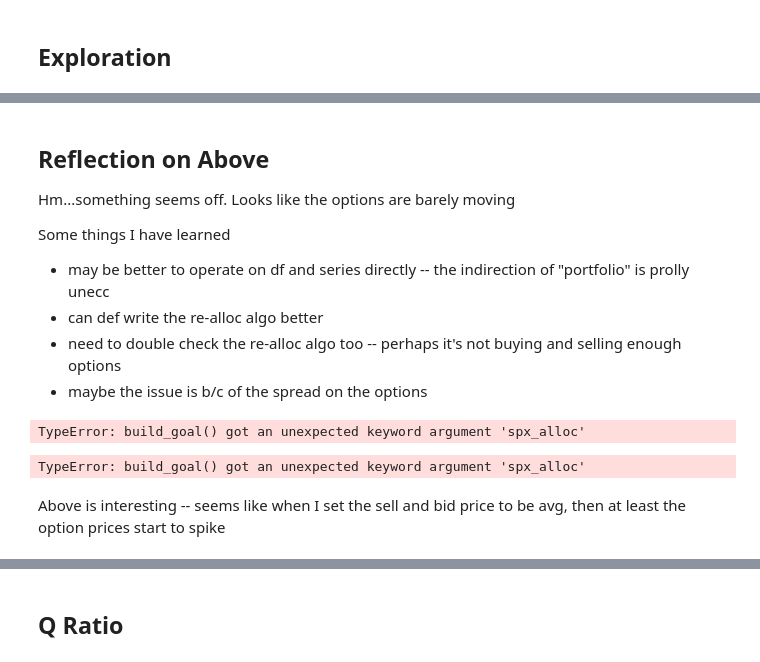
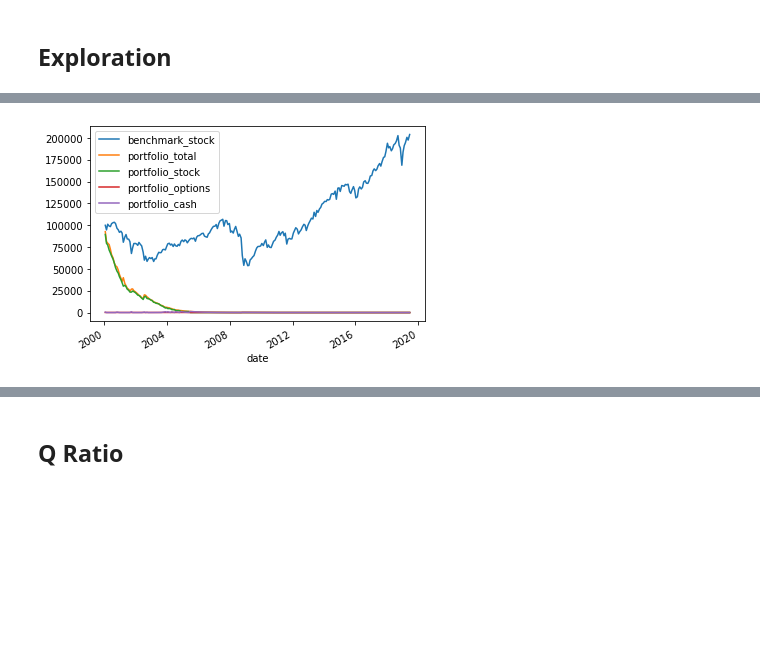
Before and after one commit to stopachka/gamma, a Jupyter notebook: puts_strategy.ipynb, the cells around one changed output, grey strips where cells are left out. Cells and saved outputs as stored; diff of their text form; code cells hidden in the pictures; blank space fills up the shorter version.

```diff
--- a/puts_strategy.ipynb
+++ b/puts_strategy.ipynb
@@ -758,10 +758,9 @@ def simulate_and_compare(goal, cash):
   )
   def format_for_plot(portfolio_row):
       date = portfolio_row[PORTFOLIO_DATE]
-      stock_portfolio_row = stock_portfolio_row.copy()
       stock_portfolio_row[PORTFOLIO_DATE] = date
       return pd.Series({
-          'benchmark_stock': total_portfolio_valie(stock_portfolio_row),
+          'benchmark_stock': total_stock_value(stock_portfolio_row) + stock_portfolio_row[PORTFOLIO_CASH],
           'portfolio_total': portfolio_row[ENHANCED_PORTFOLIO_TOTAL_VALUE],
           'portfolio_stock': portfolio_row[ENHANCED_PORTFOLIO_STOCK_VALUE],
           'portfolio_options': portfolio_row[ENHANCED_PORTFOLIO_OPTION_VALUE],
@@ -788,15 +789,7 @@ simulate_and_compare(
 # %%
 simulate_and_compare(
-    build_goal(stock_alloc=0.99, otm_range=(0.2, 0.5), maturity_range=(60, 200)),
+    build_goal(stock_alloc=0.9, otm_range=(0.2, 0.5), maturity_range=(60, 200)),
     100000
 )
+# %% [output]
+[figure, added]
-# %% [markdown]
-## Reflection on Above
-
-Hm...something seems off. Looks like the options are barely moving
-
-Some things I have learned
-- may be better to operate on df and series directly -- the indirection of "portfolio" is prolly unecc
-- can def write the re-alloc algo better
-- need to double check the re-alloc algo too -- perhaps it's not buying and selling enough options
-- maybe the issue is b/c of the spread on the options
@@ -809,16 +795,0 @@ def get_option_sell_price(option_row):
-# %%
-simulate_and_compare(
-    build_goal(spx_alloc=0.995, otm_range=(0.2, 0.3), maturity_range=(60, 220)),
-    100000
-)
-# %% [output]
-TypeError: build_goal() got an unexpected keyword argument 'spx_alloc'
-# %%
-simulate_and_compare(
-    build_goal(spx_alloc=0.90, otm_range=(0.2, 0.3), maturity_range=(60, 220)),
-    100000
-)
-# %% [output]
-TypeError: build_goal() got an unexpected keyword argument 'spx_alloc'
-# %% [markdown]
-Above is interesting -- seems like when I set the sell and bid price to be avg, then at least the option prices start to spike
```
Also changed, not shown: parts of 9 cells of this notebook.
